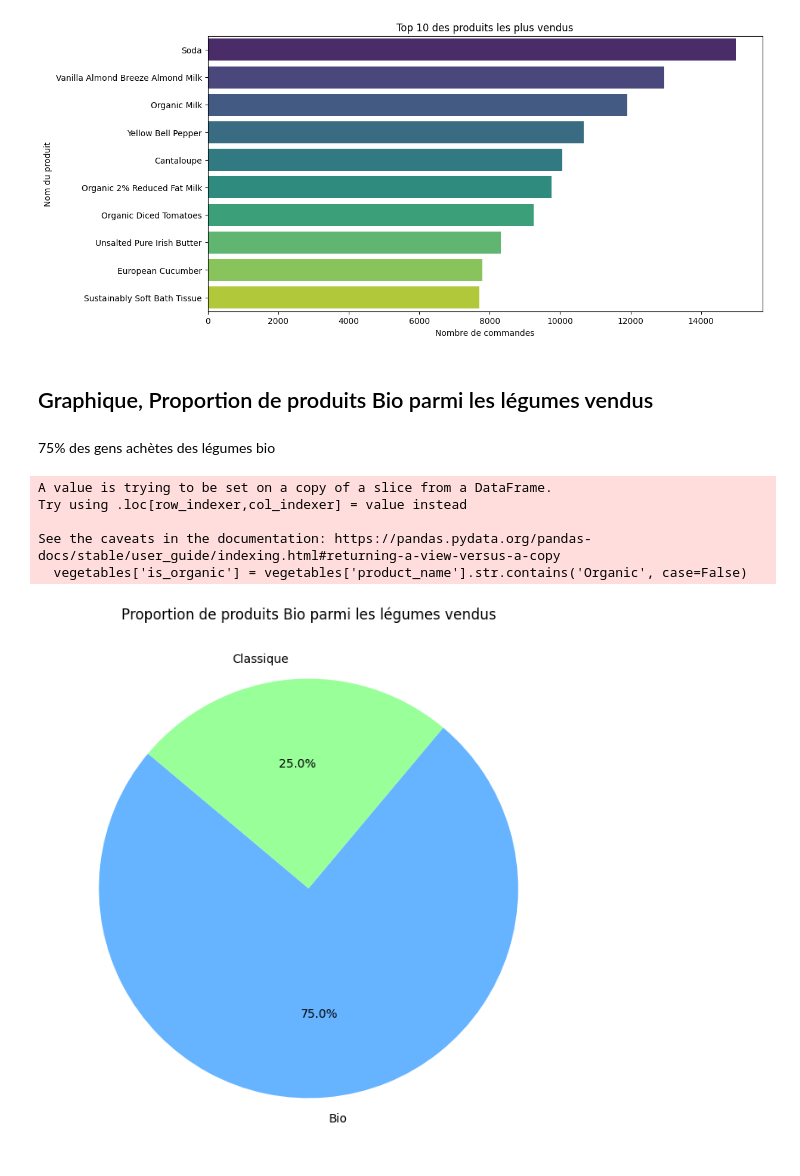
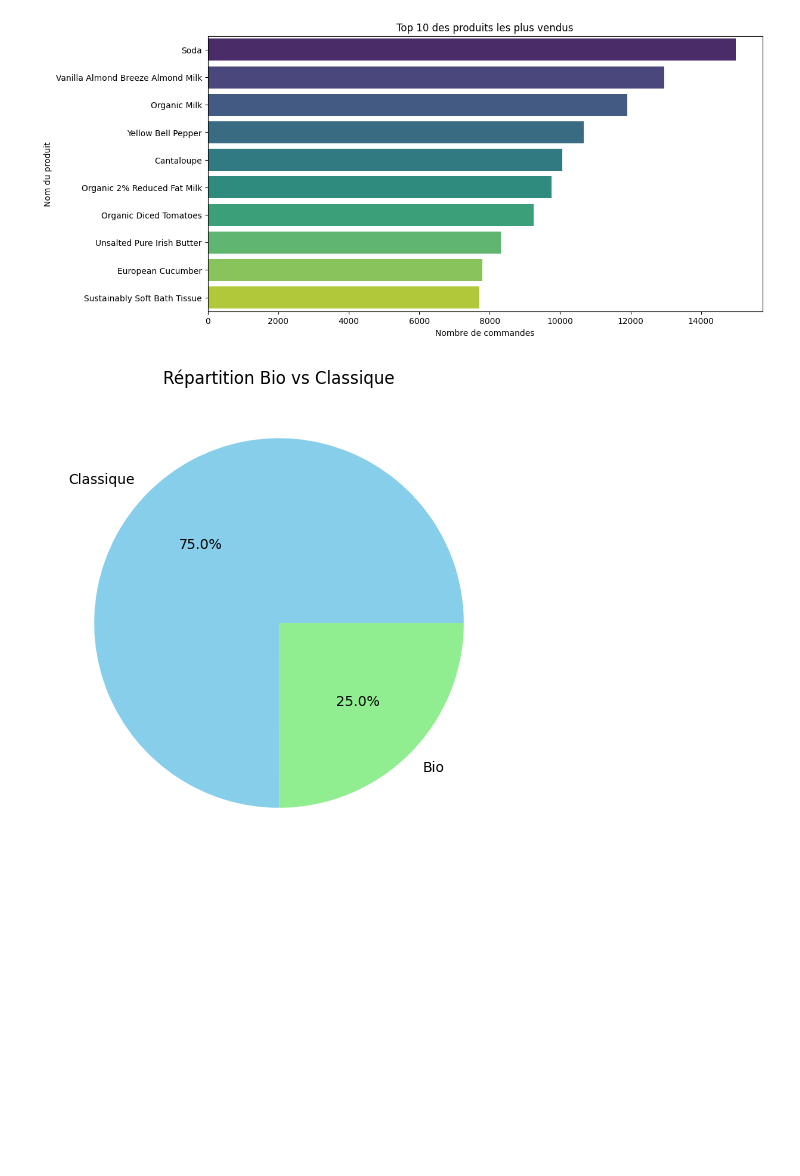
Before and after one commit to Lois5959/NEXTBUY, a Jupyter notebook: notebook_graph.ipynb, the cells around one changed output. Drawn from its saved outputs; the diff is of its cells as text; code cells hidden in the pictures; blank space fills up the shorter version.

Commit message:
Création des graphique

```diff
--- a/notebook_graph.ipynb
+++ b/notebook_graph.ipynb
@@ -6,7 +6,7 @@ import matplotlib.pyplot as plt
 import seaborn as sns
 import pandas as pd
 
-df_clean = pd.read_csv('dataset_clean.csv', nrows=500000)
+df_clean = pd.read_csv('df_clean.csv', nrows=500000)
 
 print("Le fichier est chargé")
 print(df_clean.head())
@@ -44,28 +44,17 @@ Passing `palette` without assigning `hue` is deprecated and will be removed in v
 
   sns.barplot(x=best_products.values, y=best_products.index, palette='viridis')
 [figure]
-# %% [markdown]
-## Graphique, Proportion de produits Bio parmi les légumes vendus
-# %% [markdown]
-75% des gens achètes des légumes bio
 # %%
-# Garder que les légumes
-vegetables = df_clean[df_clean['department'] == 'produce']
+# Prépare les données
+vegetables = df_clean[df_clean['department'] == 'produce'].copy()
+# Créer une colonne avec des noms au lieu de True/False
+vegetables['Type'] = vegetables['product_name'].str.contains('organic', case=False).map({True: 'Bio', False: 'Classique'})
 
-# Création une colonne pour identifier si le produit est Bio
-vegetables['bio'] = vegetables['product_name'].str.contains('bioo', case=False)
-
-# Calcul des proportions
-organic_counts = vegetables['bio'].value_counts(normalize=True) * 100
-
-plt.figure(figsize=(8, 8))
-plt.pie(organic_counts, labels=['Bio', 'Classique'], autopct='%1.1f%%', startangle=140, colors=['#66b3ff','#99ff99'])
-plt.title('Proportion de produits Bio parmi les légumes vendus')
+#Affiche le graphique
+plt.figure(figsize=(6, 6))
+vegetables['Type'].value_counts().plot(kind='pie', autopct='%1.1f%%', colors=['skyblue', 'lightgreen'])
+plt.title('Répartition Bio vs Classique')
+plt.ylabel('')
 plt.show()
 # %% [output]
-A value is trying to be set on a copy of a slice from a DataFrame.
-Try using .loc[row_indexer,col_indexer] = value instead
-
-See the caveats in the documentation: https://pandas.pydata.org/pandas-docs/stable/user_guide/indexing.html#returning-a-view-versus-a-copy
-  vegetables['is_organic'] = vegetables['product_name'].str.contains('Organic', case=False)
-[figure, old version]
+[figure, new version]
```
Also changed, not shown: parts of 3 cells of this notebook, 1 other file.
